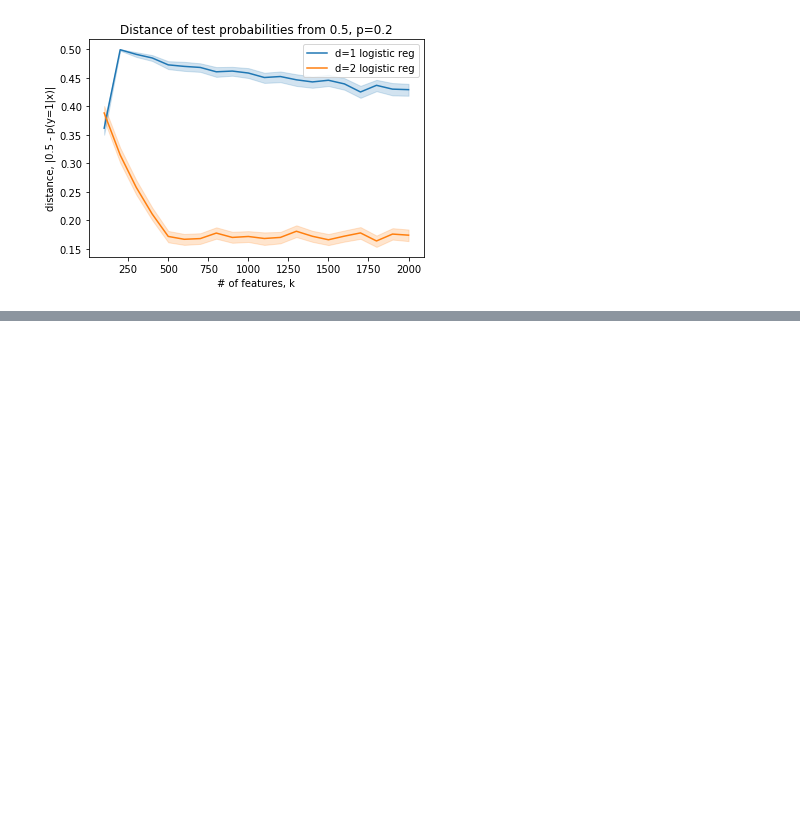
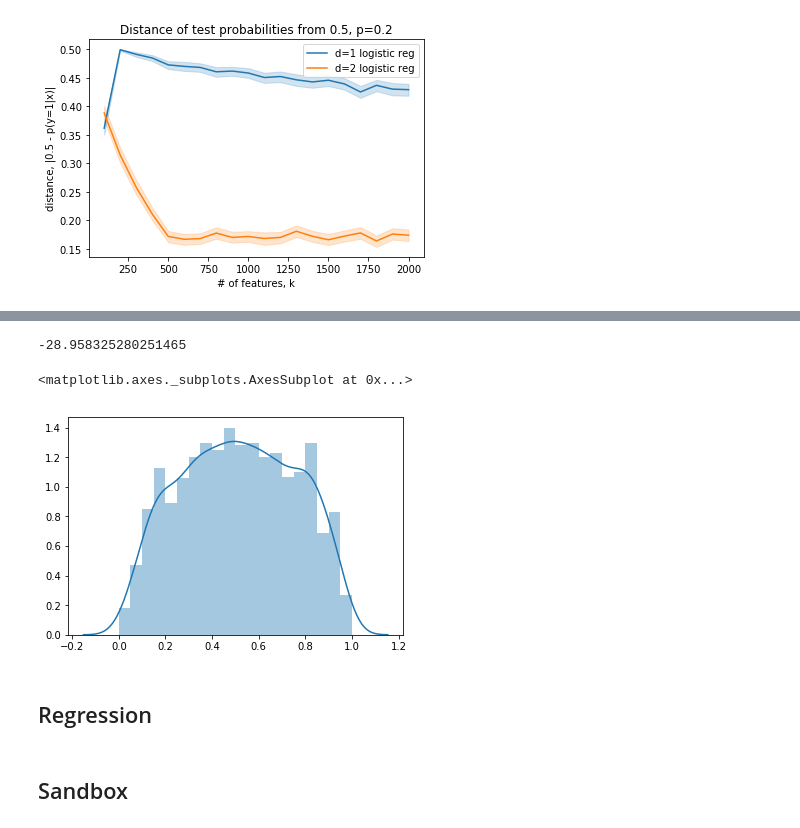
Before and after one commit to tliu526/overfitting, a Jupyter notebook: notebooks/noise_notebook.ipynb, the cells around one changed output, grey strips where cells are left out. Cells and saved outputs as stored; diff of their text form; code cells hidden in the pictures; blank space fills up the shorter version.

```diff
--- a/notebooks/noise_notebook.ipynb
+++ b/notebooks/noise_notebook.ipynb
@@ -218,0 +240,10 @@ plt.show()
+# %%
+models = pickle.load(open("../pkl/noise_class_models.pkl", "rb"))
+skew_models = pickle.load(open("../pkl/noise_class_skew_models.pkl", "rb"))
+# %%
+intercepts = []
+for model in skew_models[0]:
+    intercepts.append(model['logistic_regression'].intercept_)
+print(np.mean(intercepts))
+# %% [output]
+-28.958325280251465
@@ -218,0 +315,19 @@ plt.show()
+# %%
+n_train = 1
+n_test = 2000
+random_state = 3
+train_X, train_y, \
+test_X, test_y = generate_noise_class_data(n_train,
+                                         n_test,
+                                         400,
+                                         random_state=random_state)
+probas = skew_models[1][3].predict_proba(test_X)
+# %%
+sns.distplot(probas[:,0], bins=np.arange(0,1.1, 0.05))
+# %% [output]
+<matplotlib.axes._subplots.AxesSubplot at 0x...>
+[figure, added]
+# %% [markdown]
+## Regression
+# %% [markdown]
+## Sandbox
```
Also changed, not shown: parts of 21 cells of this notebook, 4 other files.
